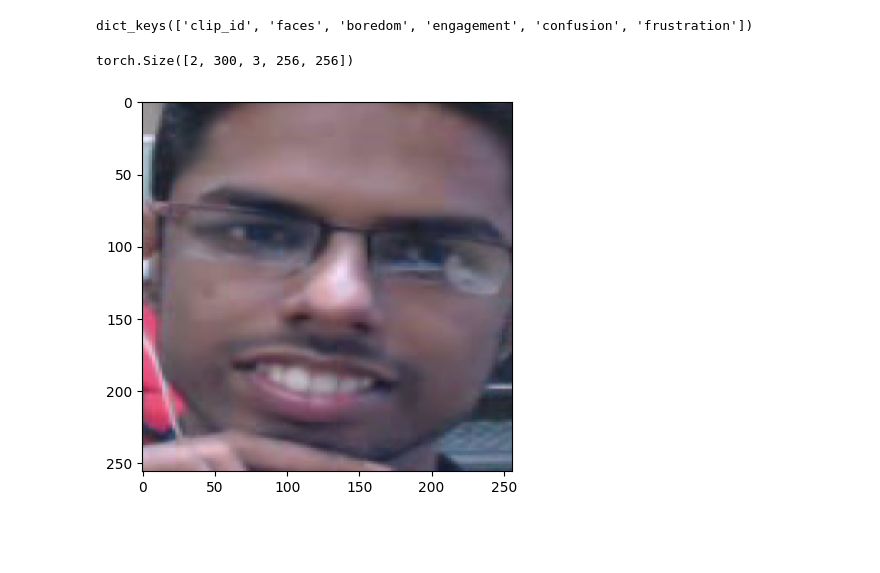
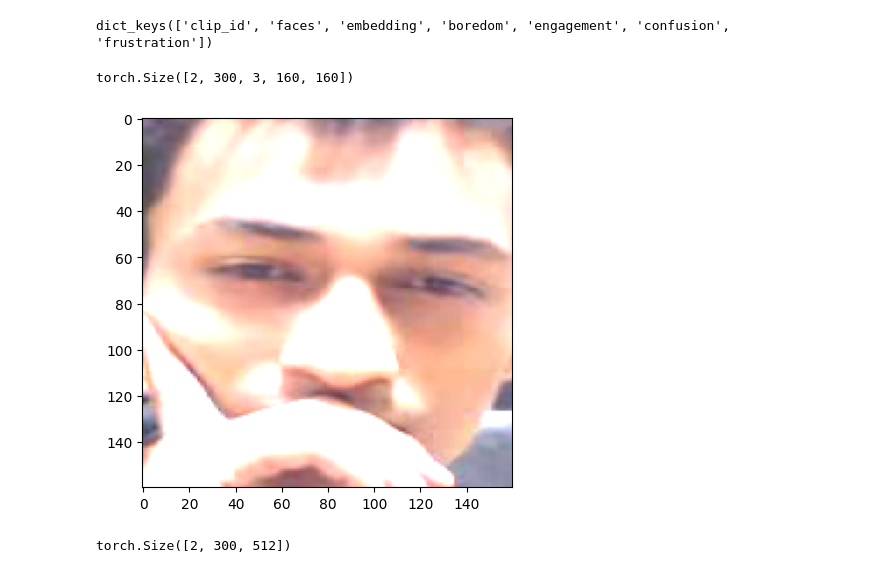
Before and after one commit to AmmarRashed/EmoNetTCN, a Jupyter notebook: dataloader_demo.ipynb, the cells around one changed output. Cells and saved outputs as stored; diff of their text form; code cells hidden in the pictures; blank space fills up the shorter version.

Commit message:
get resnet embeddings

```diff
--- a/dataloader_demo.ipynb
+++ b/dataloader_demo.ipynb
@@ -5,0 +11,3 @@ import numpy as np
+# %%
+mtcnn = FastMTCNN(image_size=160, margin=0, min_face_size=20,
+                          thresholds=[0.6, 0.7, 0.7], factor=0.709, post_process=True)
@@ -5,0 +16,2 @@ import numpy as np
+# %%
+resnet = InceptionResnetV1(pretrained='vggface2').eval()
@@ -6,5 +20,6 @@ import numpy as np
 # %%
-dataset = VideoDataset(root="../DAiSEE/DataSet/", csv="../DAiSEE/Labels/TrainLabels.csv", ttv="Train")
+dataset = VideoDataset(root="../DAiSEE/DataSet/", csv="../DAiSEE/Labels/TrainLabels.csv", ttv="Train",
+                      face_detector=mtcnn, embedder=resnet)
 dataloader = DataLoader(dataset, batch_size=2, shuffle=True)
 # %%
 for batch in dataloader:
@@ -12,12 +27,17 @@ for batch in dataloader:
 # %%
 batch.keys()
 # %% [output]
-dict_keys(['clip_id', 'faces', 'boredom', 'engagement', 'confusion', 'frustration'])
+dict_keys(['clip_id', 'faces', 'embedding', 'boredom', 'engagement', 'confusion', 'frustration'])
 # %%
 batch["faces"].size() # 2 clips, each is 300 frames (30fps x 10 seconds), face resized to 256x256
 # %% [output]
-torch.Size([2, 300, 3, 256, 256])
+torch.Size([2, 300, 3, 160, 160])
-# %%
-plt.imshow(batch["faces"][1][100].transpose(0, 1).transpose(1, 2).numpy().astype(np.uint8));
-# %% [output]
-[figure, removed]
+# %%
+im = np.clip(batch["faces"][1][100].transpose(0, 1).transpose(1, 2).numpy()+1, 0, 1)
+plt.imshow(im);
+# %% [output]
+[figure, added]
+# %%
+batch["embedding"].size()
+# %% [output]
+torch.Size([2, 300, 512])
```
Also changed, not shown: parts of 4 cells of this notebook, 4 other files.
